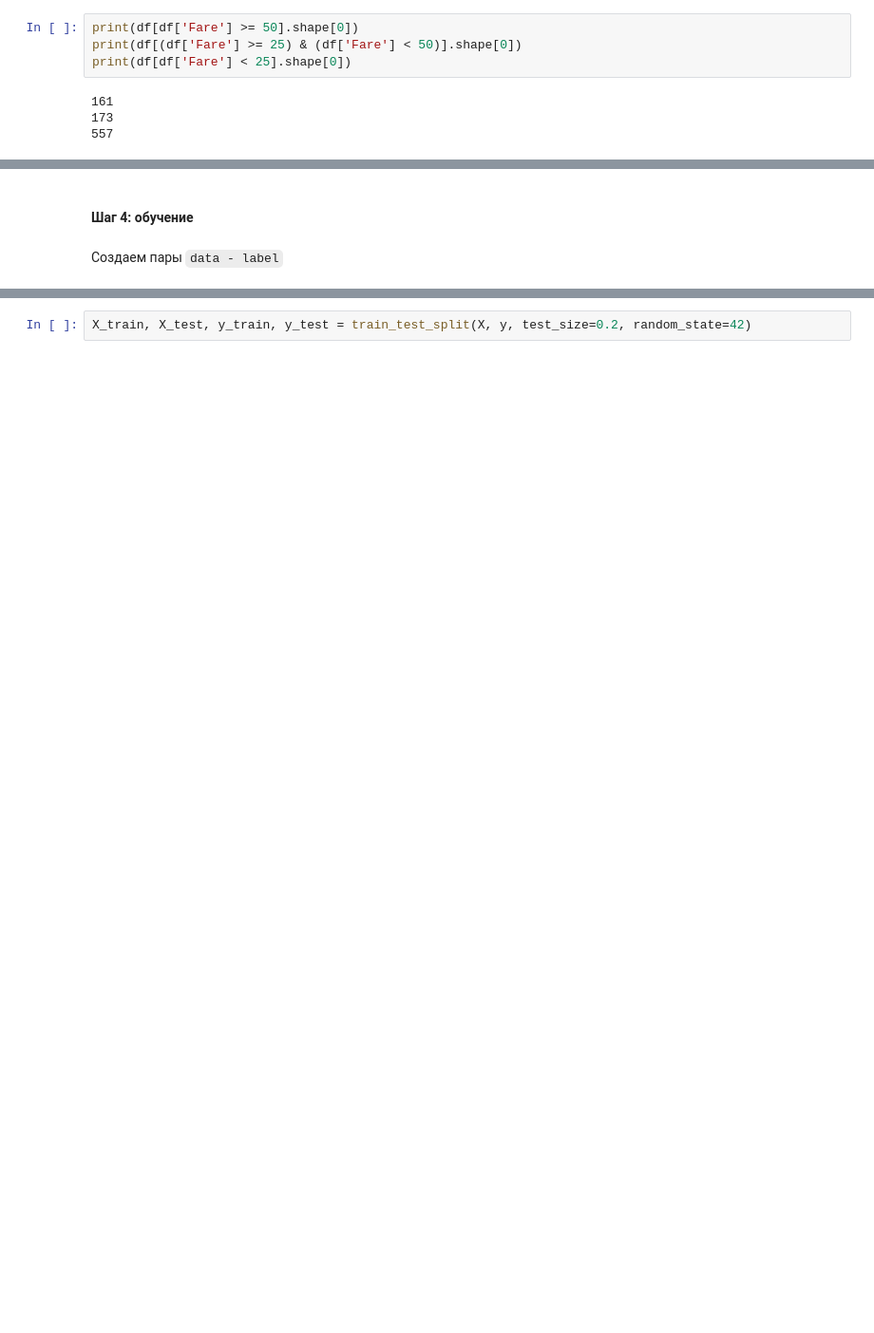
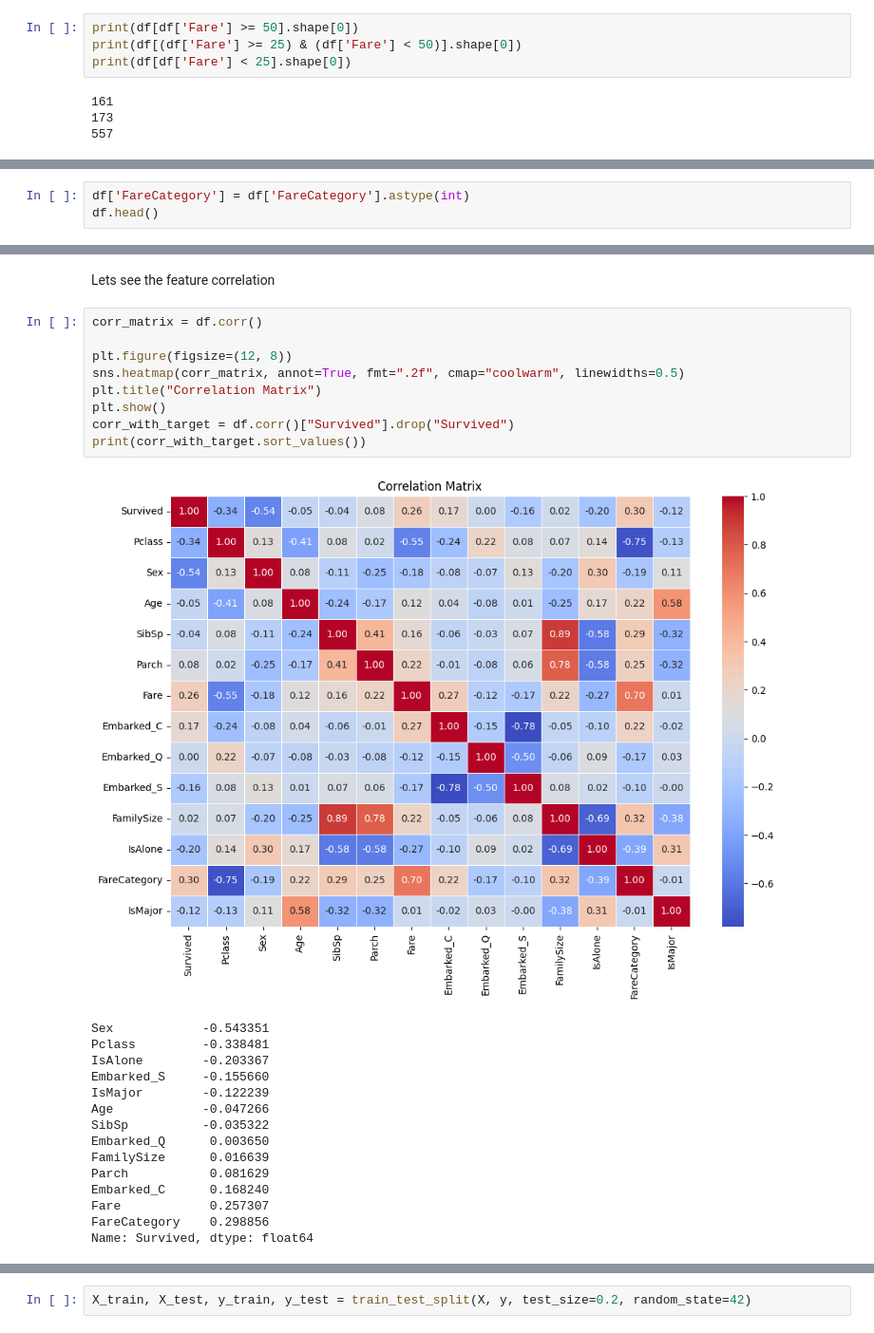
Before and after one commit to reginafeles/ml_hw, a Jupyter notebook: task1.ipynb, the cells around one changed output, grey strips where cells are left out. Shown: that part at 95% size. Cells and saved outputs as stored; diff of their text form; blank space fills up the shorter version.

```diff
--- a/task1.ipynb
+++ b/task1.ipynb
@@ -395,0 +325,3 @@ df.head(20)
+# %%
+df['FareCategory'] = df['FareCategory'].astype(int)
+df.head()
@@ -417,4 +367,27 @@ df.head(20)
-# %% [markdown]
-#### Шаг 4: обучение
-# %% [markdown]
-Создаем пары `data - label`
+# %% [markdown]
+Lets see the feature correlation
+# %%
+corr_matrix = df.corr()
+
+plt.figure(figsize=(12, 8))
+sns.heatmap(corr_matrix, annot=True, fmt=".2f", cmap="coolwarm", linewidths=0.5)
+plt.title("Correlation Matrix")
+plt.show()
+corr_with_target = df.corr()["Survived"].drop("Survived")
+print(corr_with_target.sort_values())
+# %% [output]
+[figure, added]
+Sex            -0.543351
+Pclass         -0.338481
+IsAlone        -0.203367
+Embarked_S     -0.155660
+IsMajor        -0.122239
+Age            -0.047266
+SibSp          -0.035322
+Embarked_Q      0.003650
+FamilySize      0.016639
+Parch           0.081629
+Embarked_C      0.168240
+Fare            0.257307
+FareCategory    0.298856
+Name: Survived, dtype: float64
```
Also changed, not shown: parts of 102 cells of this notebook.
